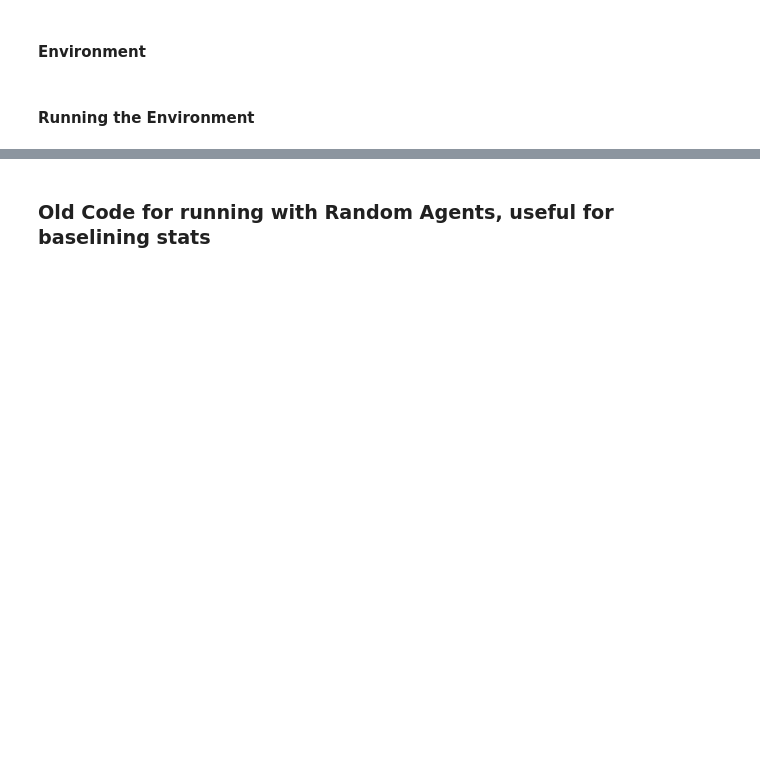
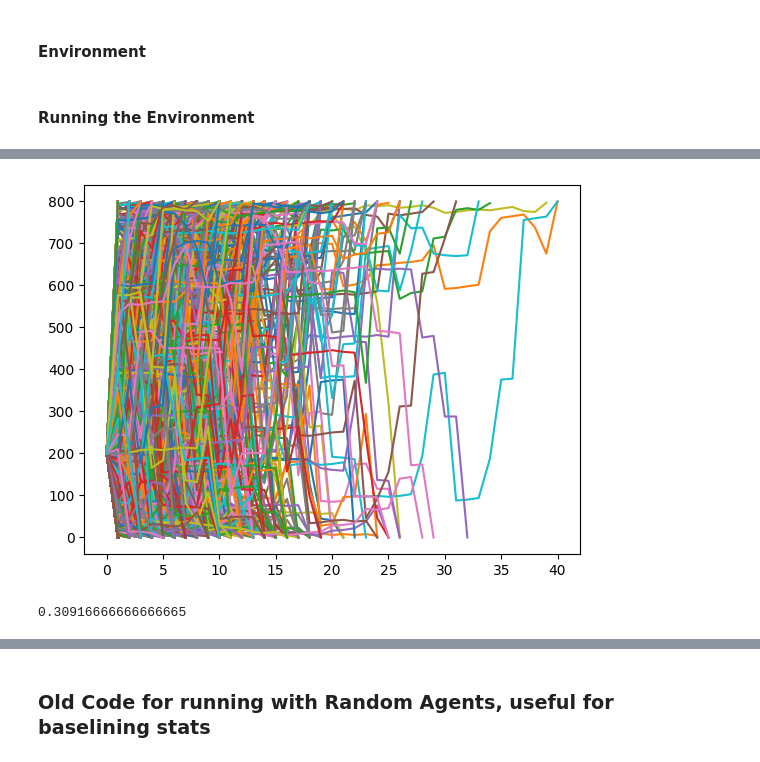
Before and after one commit to RyanKruk/PokerBot, a Jupyter notebook: poker.ipynb, the cells around one changed output, grey strips where cells are left out. Cells and saved outputs as stored; diff of their text form; code cells hidden in the pictures; blank space fills up the shorter version.

```diff
--- a/poker.ipynb
+++ b/poker.ipynb
@@ -182,8 +179,10 @@ class PolicyAgent(Agent):
         action_chance = np.random.uniform()    #generate a random number to decide what to do
         if action_chance < float(fold):
             a = Action.FOLD    #set the relevant action
+            bet_ratio = 0
         elif action_chance < float(fold) + float(call):
             a = Action.CALL
+            bet_ratio = 0
         else:    #if not...
             a = Action.BET    #set the relevant action
             min_bet_size, max_bet_size = state[-2], state[-1]    #pull out the min and max bet sizes
@@ -218,19 +217,21 @@ class PolicyAgent(Agent):
                 batch -- a list of dictionary containing episode histories
         '''
         objective = []    #init the objectives per episode
-        for j in range(self.config['N']):    #loop over episodes
+        for j in range(self.config['N']):    #loop over games
             batch_j = batch[j]    #pull out episode j
-            log_probs = []    #init the log probs for this episode
-            for s, a in zip(batch_j['states'][:len(batch_j['states'])-1], batch_j['actions']):    #loop over state action pairs
-                log_prob = self.action_probs(a, s)    #compute the log prob for this state action pair
-                log_probs.append(log_prob)    #record
-            log_probs = torch.stack(log_probs)    #reshape to compute gradient over the whole episode
-            if self.config['causal_return']:    #if we use causal returns...
-                batch_j_reward = batch_j['causal_return']    #set that
-            else:    #if not...
-                batch_j_reward = batch_j['total_return']    #use the total discounted reward
 
-            objective.append(self.objective(log_probs, batch_j_reward, batch_j['baseline']))    #compute the objective function and record
+            for states, actions, total_return in zip(batch_j['states'], batch_j['actions'], batch_j['total_return']):    #loop over state action pairs
+                log_probs = []    #init the log probs for this episode
+                for s, a in zip(states[:len(states)-1], actions):    #loop over state action pairs
+                    log_prob = self.action_probs(a, s)    #compute the log prob for this state action pair
+                    log_probs.append(log_prob)    #record
+                log_probs = torch.stack(log_probs)    #reshape to compute gradient over the whole episode
+                if self.config['causal_return']:    #if we use causal returns...
+                    batch_j_reward = batch_j['causal_return']    #set that
+                else:    #if not...
+                    batch_j_reward = total_return    #use the total discounted reward
+
+            objective.append(self.objective(log_probs, batch_j_reward, 0))    #compute the objective function and record
 
         objective = torch.mean(torch.stack(objective))    #reshape
 
@@ -324,8 +325,8 @@ agent_config = {
     'learning_rate': 0.001,
     'B': 1,
     'N': 1,
-    'causal_return': True,
-    'baseline': True
+    'causal_return': False,
+    'baseline': False
 }   # Set the configuration for the agent
 env_config = {
     'player_count': 4,
@@ -456,0 +454,8 @@ for b in tqdm(range(agent_config['B']), desc=f'Poker Batches of {agent_config["N
+# %%
+with open('outputs/stack_sizes2.json', 'r') as f:
+    stack_sizes = json.load(f)
+# %%
+for stack in stack_sizes:
+    plt.plot(stack)
+# %% [output]
+[figure, added]
@@ -456,0 +465,4 @@ for b in tqdm(range(agent_config['B']), desc=f'Poker Batches of {agent_config["N
+# %%
+sum(games_won) / len(stack_sizes)
+# %% [output]
+0.30916666666666665
```
Also changed, not shown: parts of 7 cells of this notebook, 6 other files.
